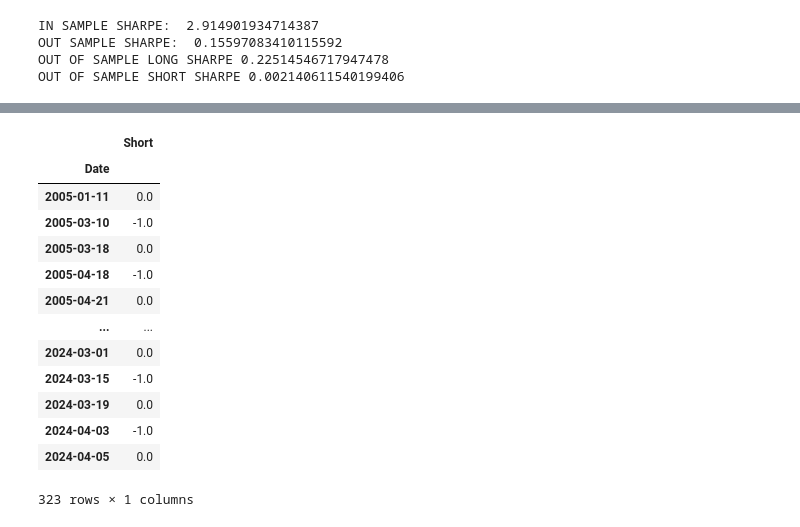
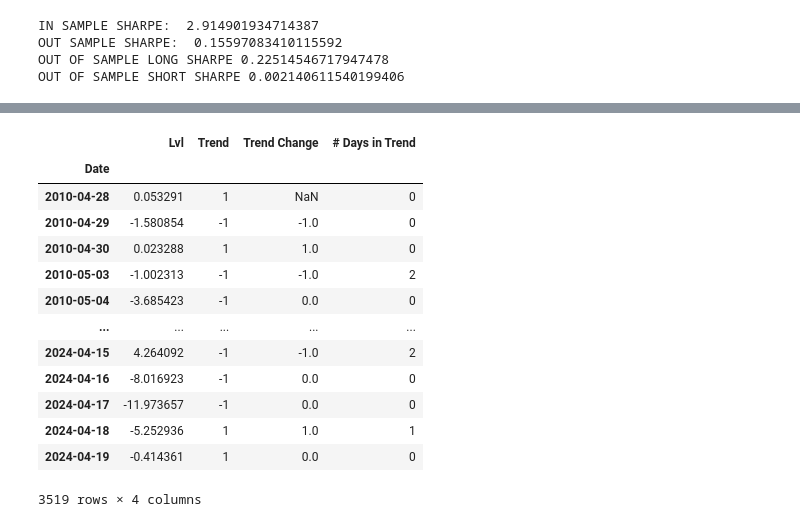
Before and after one commit to eduardo-contreras-dominguez/Quantitative-Finance, a Jupyter notebook: Indicators/Momentum/Multi_Spectral_RSI_Divergence_Test.ipynb, the cells around one changed output, grey strips where cells are left out. Cells and saved outputs as stored; diff of their text form; code cells hidden in the pictures.

```diff
--- a/Indicators/Momentum/Multi_Spectral_RSI_Divergence_Test.ipynb
+++ b/Indicators/Momentum/Multi_Spectral_RSI_Divergence_Test.ipynb
@@ -34,8 +34,8 @@ OUT SAMPLE SHARPE:  0.15597083410115592
 OUT OF SAMPLE LONG SHARPE 0.22514546717947478
 OUT OF SAMPLE SHORT SHARPE 0.002140611540199406
 # %%
-M = MS_RSI_DIVERGENCE("XLV", "2005-01-01")
-M.compute_divergence(15, 30,80,5)
-M.compute_profits(entry_level=0, trend_confirmation_days=2)
+M = MS_RSI_DIVERGENCE("COPX", "2005-01-01")
+M.compute_divergence(5, 10,40,5)
+M.compute_profits(entry_level=5, trend_confirmation_days=1)
 # %% [output]
 [*********************100%%**********************]  1 of 1 completed
@@ -50,19 +51,19 @@ M.account_curve.iplot()
 # %%
 short_days = [element for element in M.short_positions[M.short_positions.diff() != 0]]
 # %%
-M.short_positions[M.short_positions.diff() != 0].dropna()
+M.indicator["Open"]
 # %% [output]
-|  | Short |
-| Date |  |
-| 2005-01-11 | 0.0 |
-| 2005-03-10 | -1.0 |
-| 2005-03-18 | 0.0 |
-| 2005-04-18 | -1.0 |
-| 2005-04-21 | 0.0 |
-| ... | ... |
-| 2024-03-01 | 0.0 |
-| 2024-03-15 | -1.0 |
-| 2024-03-19 | 0.0 |
-| 2024-04-03 | -1.0 |
-| 2024-04-05 | 0.0 |
+|  | Lvl | Trend | Trend Change | # Days in Trend |
+| Date |  |  |  |  |
+| 2010-04-28 | 0.053291 | 1 | NaN | 0 |
+| 2010-04-29 | -1.580854 | -1 | -1.0 | 0 |
+| 2010-04-30 | 0.023288 | 1 | 1.0 | 0 |
+| 2010-05-03 | -1.002313 | -1 | -1.0 | 2 |
+| 2010-05-04 | -3.685423 | -1 | 0.0 | 0 |
+| ... | ... | ... | ... | ... |
+| 2024-04-15 | 4.264092 | -1 | -1.0 | 2 |
+| 2024-04-16 | -8.016923 | -1 | 0.0 | 0 |
+| 2024-04-17 | -11.973657 | -1 | 0.0 | 0 |
+| 2024-04-18 | -5.252936 | 1 | 1.0 | 1 |
+| 2024-04-19 | -0.414361 | 1 | 0.0 | 0 |
-323 rows × 1 columns
+3519 rows × 4 columns
```
Also changed, not shown: parts of 10 cells of this notebook, 1 other file.
